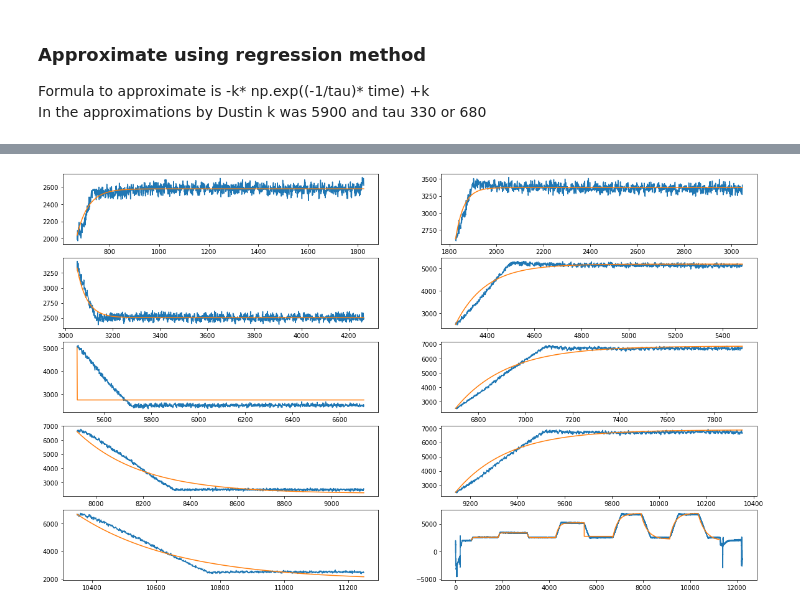
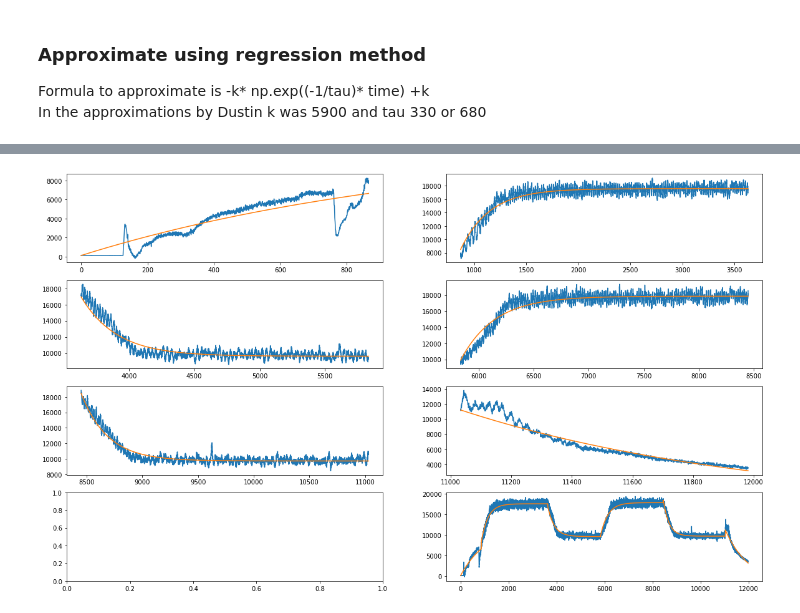
Before and after one commit to Energy-Theory-Guided-Data-Science/Gas-Turbine, a Jupyter notebook: Code/Theory_Comparison.ipynb, the cells around one changed output, grey strips where cells are left out. Cells and saved outputs as stored; diff of their text form; code cells hidden in the pictures.

```diff
--- a/Code/Theory_Comparison.ipynb
+++ b/Code/Theory_Comparison.ipynb
@@ -70,7 +78,7 @@ def approx_func(x, k, tau):
 def approx(time, values, prior):
     assert len(time) == len(values), 'time and values should have the same length'
     segment_start_value = values[prior]
-    param_bounds = ([-np.inf, -np.inf], [np.inf, np.inf])
+    param_bounds = ([-np.inf, 50], [np.inf, np.inf])
     para_fit, pcov = scipy.optimize.curve_fit(approx_func, time-prior, values- segment_start_value, bounds=param_bounds)
     k_best = para_fit[0]
     tau_best = para_fit[1]
@@ -93,7 +101,7 @@ def allApproximation(dataTime, dataValue):
         segment_approximation = approx_func(time_segment-cut_point_prior, k_best, tau_best)+dataValue[cut_point_prior]
         axs[t].plot(time_segment, value_segment)
         axs[t].plot(time_segment, segment_approximation)
-        approximations[time_segment] = segment_approximation
+        approximations[cut_point_prior:cut_point_post] = segment_approximation
 
     axs[-1].plot(dataTime, dataValue)
     axs[-1].plot(dataTime, approximations)
@@ -105,4 +109,4 @@ th_data['th_approx'] = allApproximation(th_data['th_time_measures'], th_data['th
-# %%
-el_data['el_approx'] = allApproximation(el_data['el_time_measures'], el_data['el_power'])
-# %% [output]
-[figure, removed]
+# %%
+input_data['th_approx'] = allApproximation(input_data['time'], input_data['th_power'])
+# %% [output]
+[figure, added]
```
Also changed, not shown: parts of 12 cells of this notebook, 3 other files.
